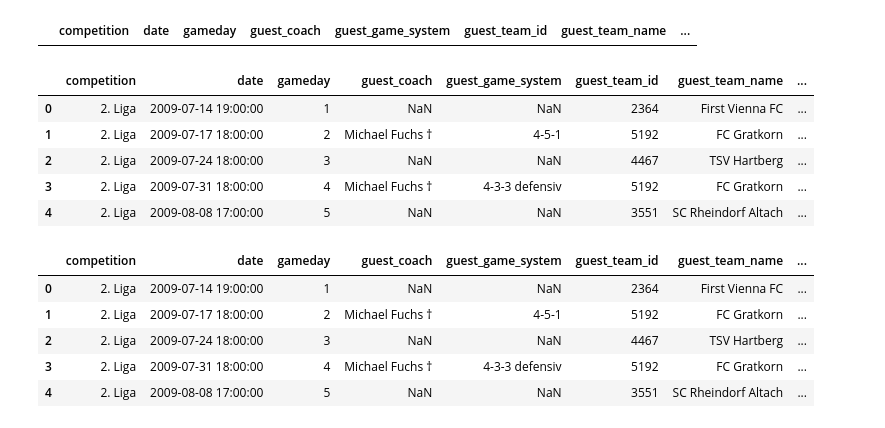
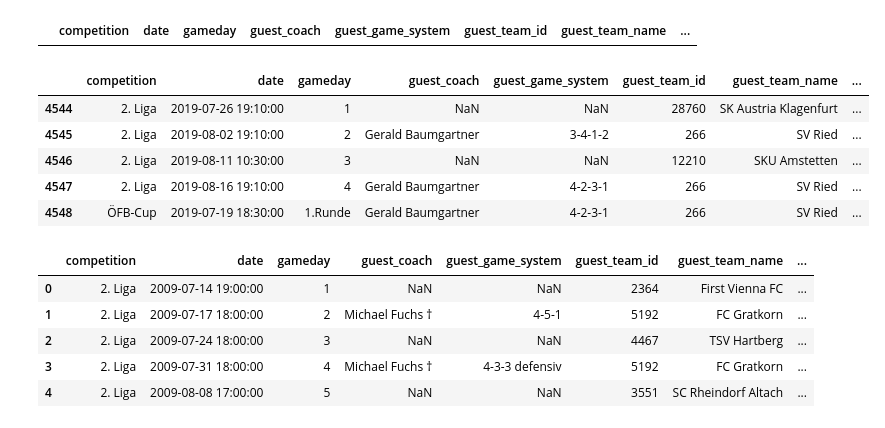
Before and after one commit to thomashon/football-prediction, a Jupyter notebook: scraper/2-cleaning.ipynb, the cells around one changed output. Drawn from its saved outputs; the diff is of its cells as text; code cells hidden in the pictures.

```diff
--- a/scraper/2-cleaning.ipynb
+++ b/scraper/2-cleaning.ipynb
@@ -13,3 +11,6 @@ df = pd.read_csv(file_name + '.csv')
+# %%
+df = pd.concat([df_2009_2018, df_2019], ignore_index=True)
+# df.reset_index()
 # %%
 df.head()
 # %% [output]
@@ -51,2 +52,2 @@ memory usage: 593.8+ KB
 # %%
-df[df.result.str.len() > 3]
+df = df[df.result != '-:-']
@@ -71,0 +54,3 @@ df[df.result.str.len() > 3]
+# %%
+df = df.reset_index()
+df = df.drop('index', axis=1)
@@ -99,7 +93,7 @@ df.home_game_system.value_counts()
 5-4-1               1
 Name: home_game_system, dtype: int64
 # %%
-df = df.drop('Unnamed: 0', axis=1)
+# df = df.drop('Unnamed: 0', axis=1)
 # %%
 df[df.viewers == 11422]
 # %% [output]
@@ -126,14 +120,14 @@ df[df.viewers == 11422]
 # %% [output]
 |  | competition | date | gameday | guest_coach | guest_game_system | guest_team_id | guest_team_name | ... |
 # %%
-df.head()
+df.tail()
 # %% [output]
 |  | competition | date | gameday | guest_coach | guest_game_system | guest_team_id | guest_team_name | ... |
-| 0 | 2. Liga | 2009-07-14 19:00:00 | 1 | NaN | NaN | 2364 | First Vienna FC | ... |
-| 1 | 2. Liga | 2009-07-17 18:00:00 | 2 | Michael Fuchs † | 4-5-1 | 5192 | FC Gratkorn | ... |
-| 2 | 2. Liga | 2009-07-24 18:00:00 | 3 | NaN | NaN | 4467 | TSV Hartberg | ... |
-| 3 | 2. Liga | 2009-07-31 18:00:00 | 4 | Michael Fuchs † | 4-3-3 defensiv | 5192 | FC Gratkorn | ... |
-| 4 | 2. Liga | 2009-08-08 17:00:00 | 5 | NaN | NaN | 3551 | SC Rheindorf Altach | ... |
+| 4544 | 2. Liga | 2019-07-26 19:10:00 | 1 | NaN | NaN | 28760 | SK Austria Klagenfurt | ... |
+| 4545 | 2. Liga | 2019-08-02 19:10:00 | 2 | Gerald Baumgartner | 3-4-1-2 | 266 | SV Ried | ... |
+| 4546 | 2. Liga | 2019-08-11 10:30:00 | 3 | NaN | NaN | 12210 | SKU Amstetten | ... |
+| 4547 | 2. Liga | 2019-08-16 19:10:00 | 4 | Gerald Baumgartner | 4-2-3-1 | 266 | SV Ried | ... |
+| 4548 | ÖFB-Cup | 2019-07-19 18:30:00 | 1.Runde | Gerald Baumgartner | 4-2-3-1 | 266 | SV Ried | ... |
 # %%
 df['weekday'] = df['date'].dt.weekday
 # %%
```
Also changed, not shown: parts of 16 cells of this notebook, 21 other files.
